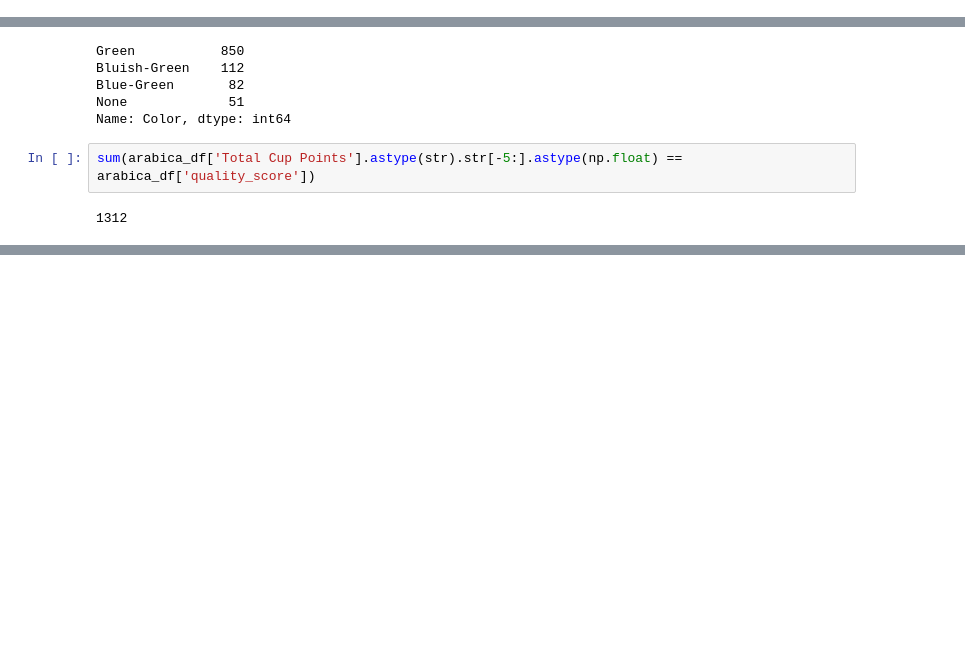
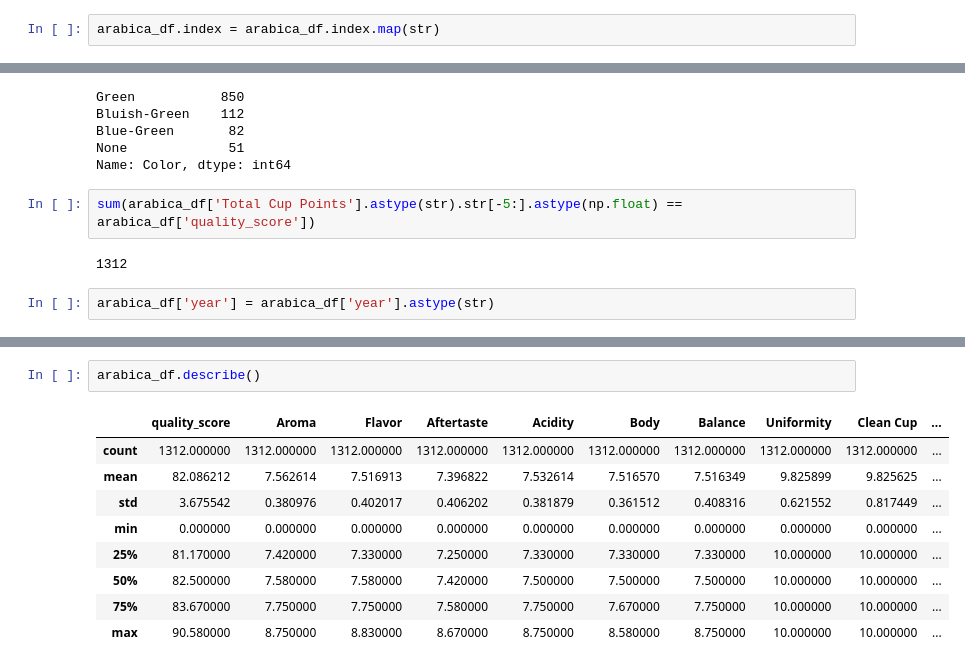
Before and after one commit to kahartman2/coffee_classification, a Jupyter notebook: clean_data.ipynb, the cells around one changed output, grey strips where cells are left out. Saved outputs shown, nothing was run; the diff lists cells and outputs as text; blank space fills up the shorter version.

```diff
--- a/clean_data.ipynb
+++ b/clean_data.ipynb
@@ -54,6 +56,8 @@ arabica_df.head()
 | 3 | 3 | 89.00 | NaN | NaN | NaN | ... |
 | 4 | 4 | 88.83 | NaN | NaN | NaN | ... |
 5 rows × 53 columns
+# %%
+arabica_df.index = arabica_df.index.map(str)
 # %%
 arabica_df['Harvest Year'].value_counts()
 # %% [output]
@@ -146,4 +150,6 @@ Name: Color, dtype: int64
 sum(arabica_df['Total Cup Points'].astype(str).str[-5:].astype(np.float) == arabica_df['quality_score'])
 # %% [output]
 1312
+# %%
+arabica_df['year'] = arabica_df['year'].astype(str)
 # %%
@@ -160,0 +188,12 @@ arabica_df.head()
+# %%
+arabica_df.describe()
+# %% [output]
+|  | quality_score | Aroma | Flavor | Aftertaste | Acidity | Body | Balance | Uniformity | Clean Cup | ... |
+| count | 1312.000000 | 1312.000000 | 1312.000000 | 1312.000000 | 1312.000000 | 1312.000000 | 1312.000000 | 1312.000000 | 1312.000000 | ... |
+| mean | 82.086212 | 7.562614 | 7.516913 | 7.396822 | 7.532614 | 7.516570 | 7.516349 | 9.825899 | 9.825625 | ... |
+| std | 3.675542 | 0.380976 | 0.402017 | 0.406202 | 0.381879 | 0.361512 | 0.408316 | 0.621552 | 0.817449 | ... |
+| min | 0.000000 | 0.000000 | 0.000000 | 0.000000 | 0.000000 | 0.000000 | 0.000000 | 0.000000 | 0.000000 | ... |
+| 25% | 81.170000 | 7.420000 | 7.330000 | 7.250000 | 7.330000 | 7.330000 | 7.330000 | 10.000000 | 10.000000 | ... |
+| 50% | 82.500000 | 7.580000 | 7.580000 | 7.420000 | 7.500000 | 7.500000 | 7.500000 | 10.000000 | 10.000000 | ... |
+| 75% | 83.670000 | 7.750000 | 7.750000 | 7.580000 | 7.750000 | 7.670000 | 7.750000 | 10.000000 | 10.000000 | ... |
+| max | 90.580000 | 8.750000 | 8.830000 | 8.670000 | 8.750000 | 8.580000 | 8.750000 | 10.000000 | 10.000000 | ... |
```
Also changed, not shown: parts of 28 cells of this notebook, 3 other files.
